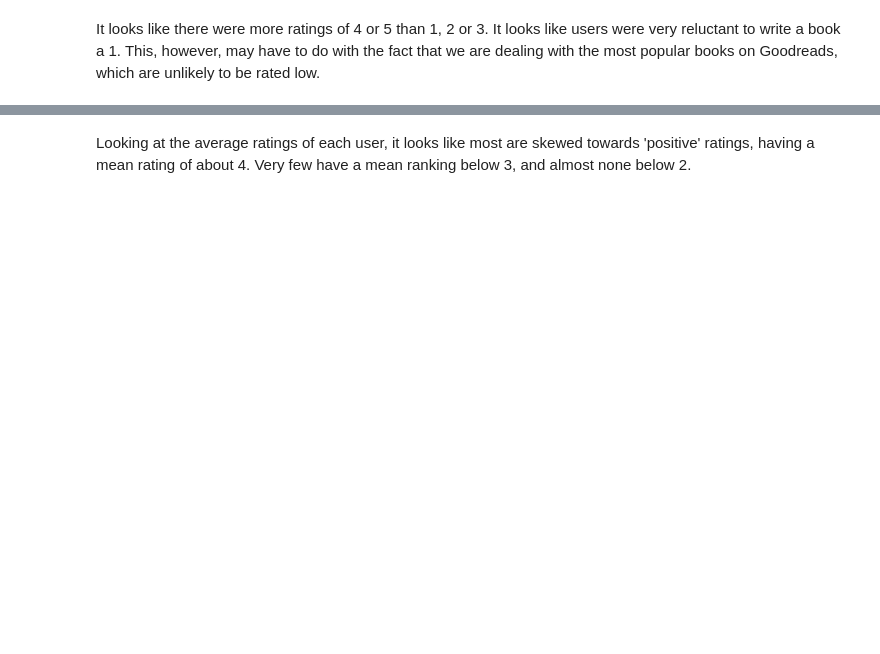
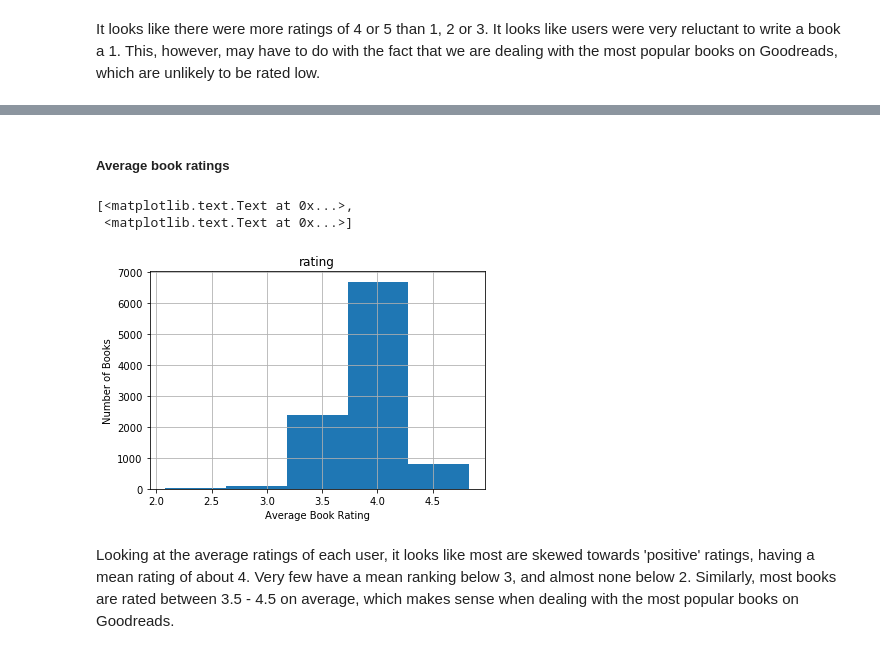
Before and after one commit to sdoctor7/book-recommendations, a Jupyter notebook: part1/data-exploration-goodreads.ipynb, the cells around one changed output, grey strips where cells are left out. Saved outputs shown, nothing was run; the diff lists cells and outputs as text; code cells hidden in the pictures; blank space fills up the shorter version.

```diff
--- a/part1/data-exploration-goodreads.ipynb
+++ b/part1/data-exploration-goodreads.ipynb
@@ -99,2 +105,12 @@ array([[<matplotlib.axes._subplots.AxesSubplot object at 0x...>]], dtype=object)
+# %% [markdown]
+##### Average book ratings
+# %%
+df_book = pd.DataFrame(ratings[['book_id','rating']].groupby('book_id').mean())
+ax = df_book.hist(bins = 5)
+ax[0][0].set(xlabel="Average Book Rating", ylabel="Number of Books")
+# %% [output]
+[<matplotlib.text.Text at 0x...>,
+ <matplotlib.text.Text at 0x...>]
+[figure, added]
 # %% [markdown]
-Looking at the average ratings of each user, it looks like most are skewed towards 'positive' ratings, having a mean rating of about 4. Very few have a mean ranking below 3, and almost none below 2.
+Looking at the average ratings of each user, it looks like most are skewed towards 'positive' ratings, having a mean rating of about 4. Very few have a mean ranking below 3, and almost none below 2. Similarly, most books are rated between 3.5 - 4.5 on average, which makes sense when dealing with the most popular books on Goodreads.
```
Also changed, not shown: parts of 3 cells of this notebook.
